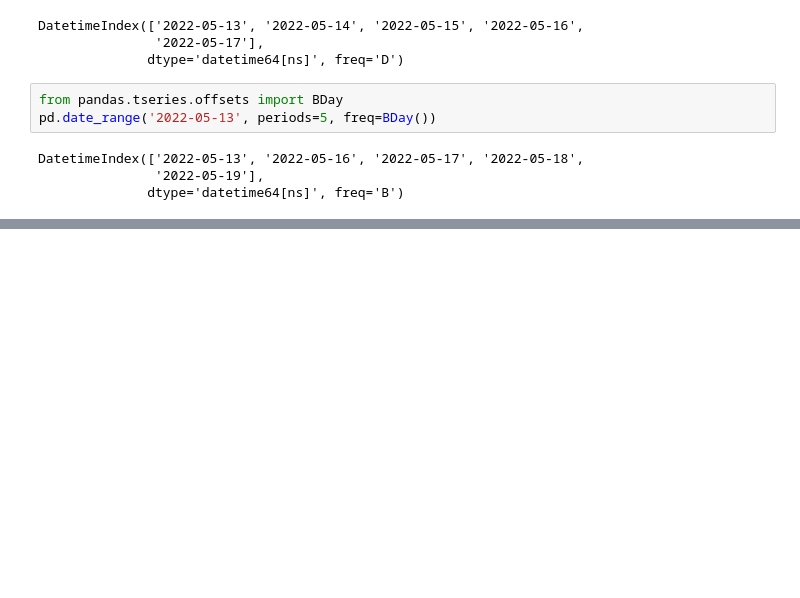
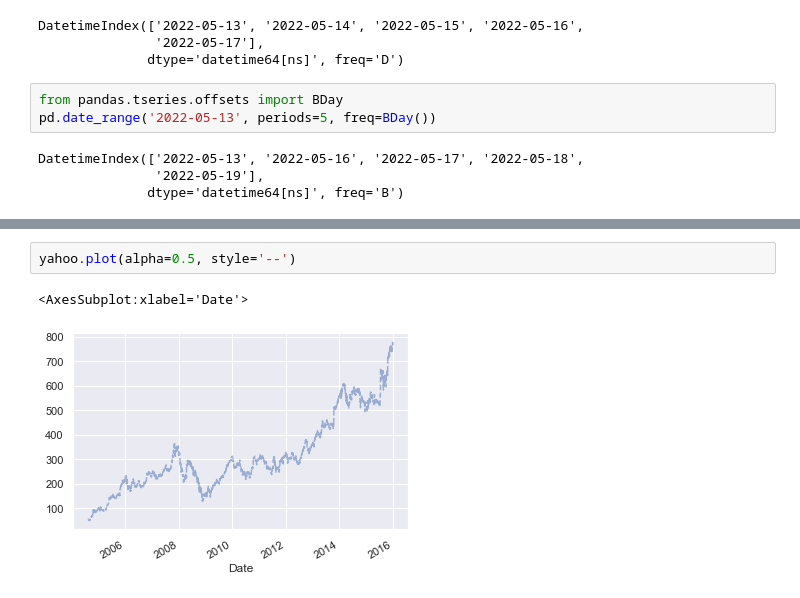
Before and after one commit to t8t/python22, a Jupyter notebook: Day5.ipynb, the cells around one changed output, grey strips where cells are left out. Drawn from its saved outputs; the diff is of its cells as text; blank space fills up the shorter version.

```diff
--- a/Day5.ipynb
+++ b/Day5.ipynb
@@ -426,0 +486,5 @@ DatetimeIndex(['2022-05-13', '2022-05-16', '2022-05-17', '2022-05-18',
+# %%
+yahoo.plot(alpha=0.5, style='--')
+# %% [output]
+<AxesSubplot:xlabel='Date'>
+[figure, added]
```
Also changed, not shown: parts of 49 cells of this notebook.
